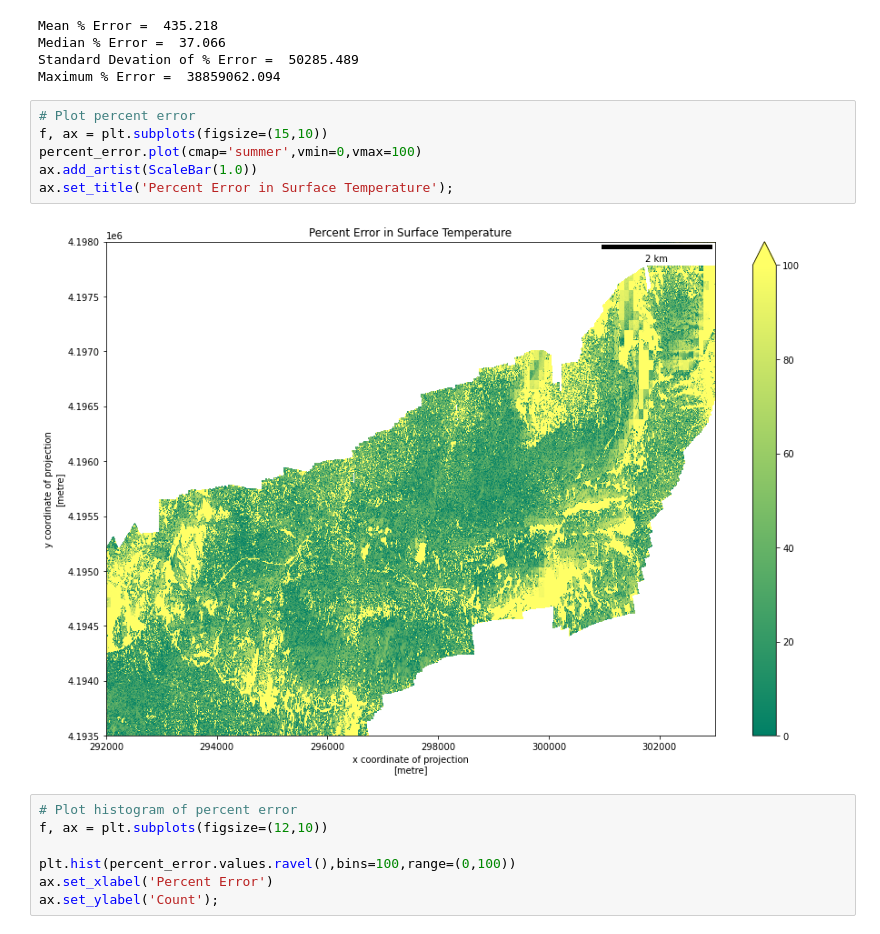
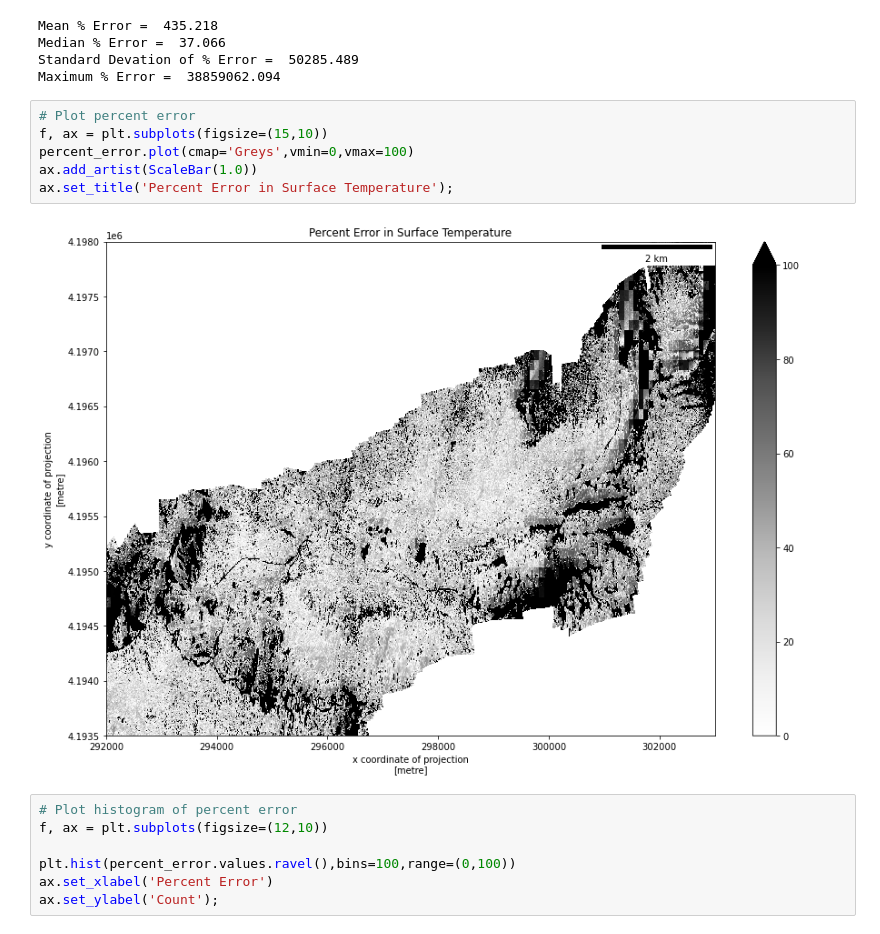
Before and after one commit to UW-GDA/aster-thermal, a Jupyter notebook: summary.ipynb, the cells around one changed output. Cells and saved outputs as stored; diff of their text form.

```diff
--- a/summary.ipynb
+++ b/summary.ipynb
@@ -140,11 +140,11 @@ Maximum % Error =  38859062.094
 # %%
 # Plot percent error
 f, ax = plt.subplots(figsize=(15,10))
-percent_error.plot(cmap='summer',vmin=0,vmax=100)
+percent_error.plot(cmap='Greys',vmin=0,vmax=100)
 ax.add_artist(ScaleBar(1.0))
 ax.set_title('Percent Error in Surface Temperature');
 # %% [output]
-[figure, old version]
+[figure, new version]
 # %%
 # Plot histogram of percent error
 f, ax = plt.subplots(figsize=(12,10))
```
Also changed, not shown: parts of 11 cells of this notebook.
